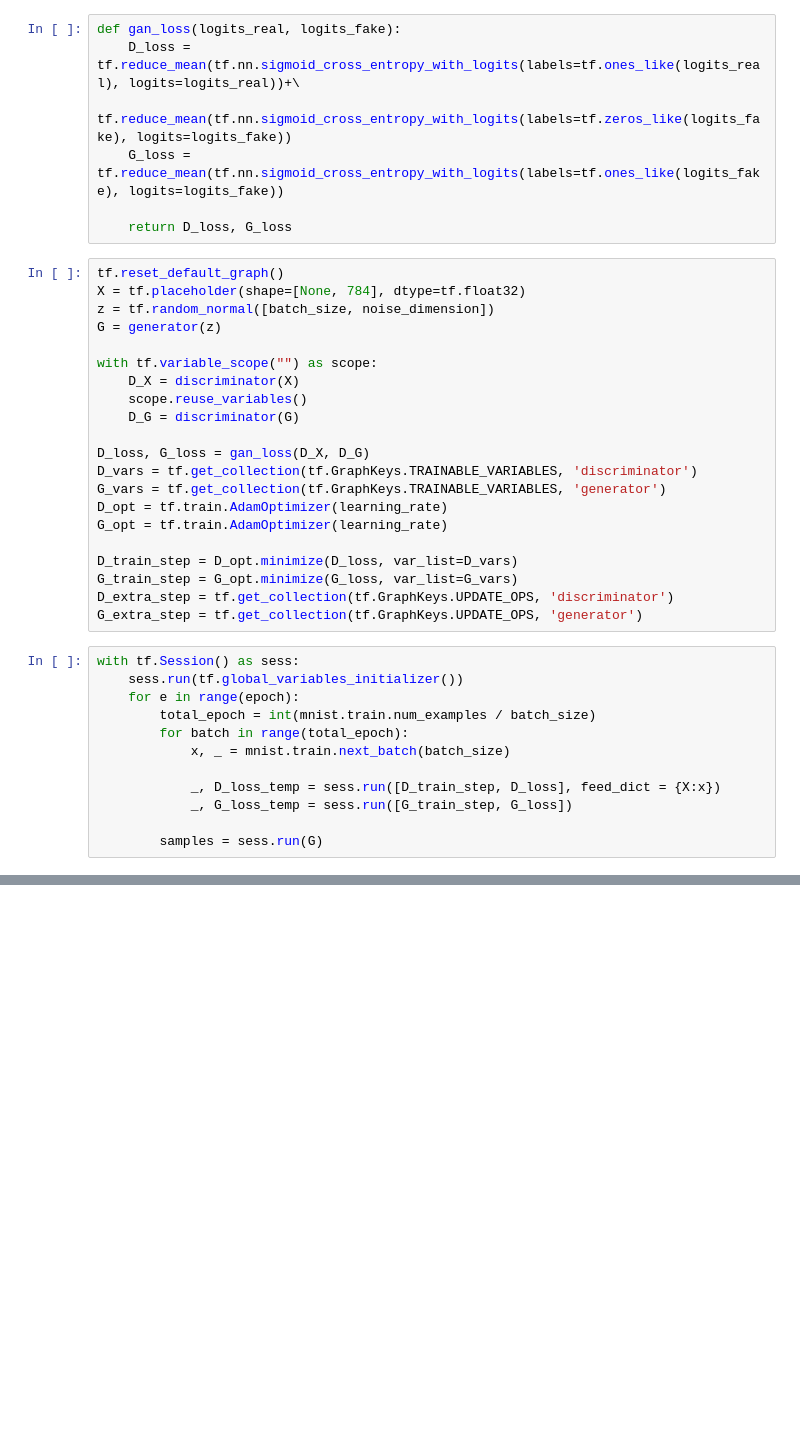
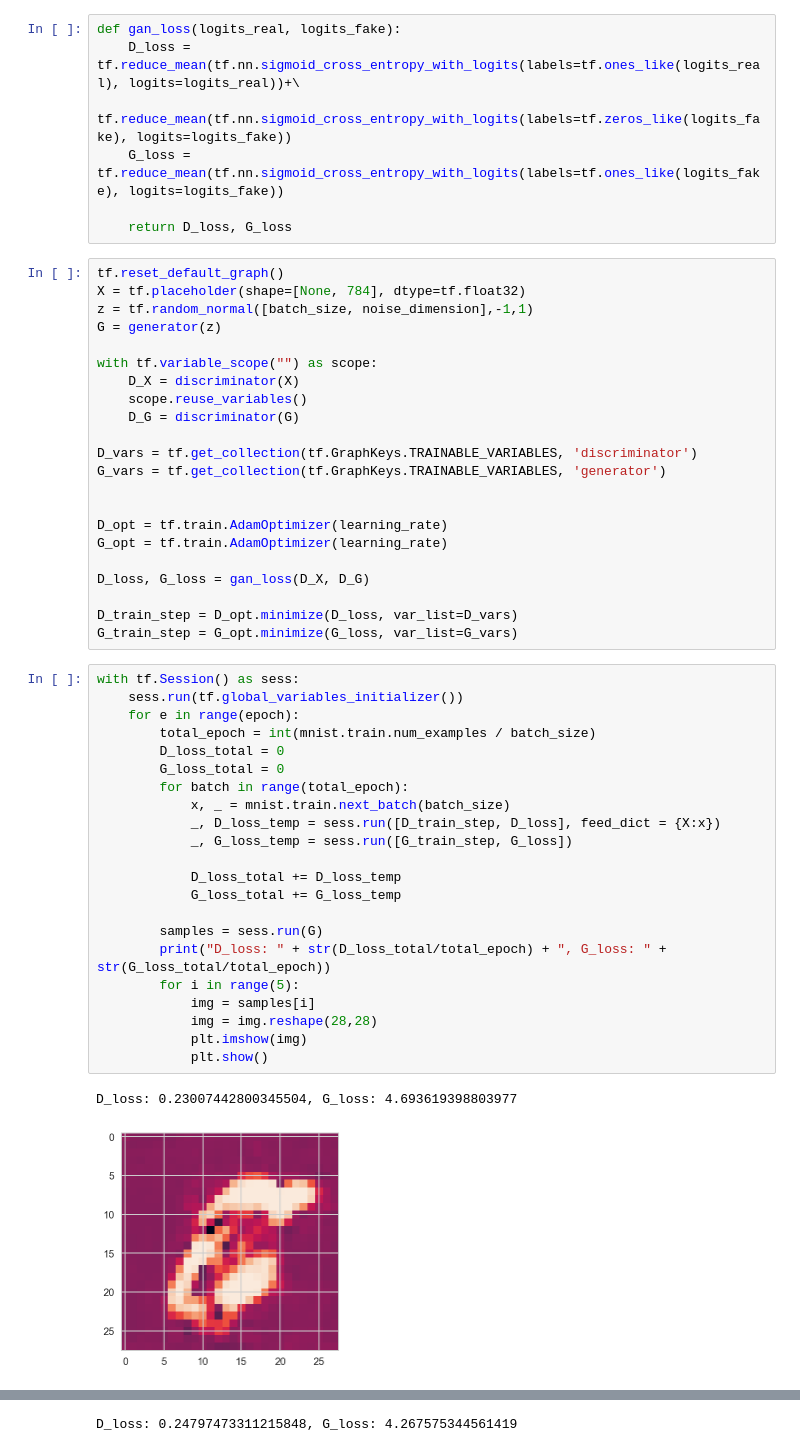
Before and after one commit to kilohotel8/dcgan_tf, a Jupyter notebook: DCGAN_tf.ipynb, the cells around one changed output, grey strips where cells are left out. Saved outputs shown, nothing was run; the diff lists cells and outputs as text; blank space fills up the shorter version.

```diff
--- a/DCGAN_tf.ipynb
+++ b/DCGAN_tf.ipynb
@@ -56,7 +71,7 @@ def gan_loss(logits_real, logits_fake):
 # %%
 tf.reset_default_graph()
 X = tf.placeholder(shape=[None, 784], dtype=tf.float32)
-z = tf.random_normal([batch_size, noise_dimension])
+z = tf.random_normal([batch_size, noise_dimension],-1,1)
 G = generator(z)
 
 with tf.variable_scope("") as scope:
@@ -64,25 +79,39 @@ with tf.variable_scope("") as scope:
     scope.reuse_variables()
     D_G = discriminator(G)
 
-D_loss, G_loss = gan_loss(D_X, D_G)
 D_vars = tf.get_collection(tf.GraphKeys.TRAINABLE_VARIABLES, 'discriminator')
 G_vars = tf.get_collection(tf.GraphKeys.TRAINABLE_VARIABLES, 'generator')
+
+
 D_opt = tf.train.AdamOptimizer(learning_rate)
 G_opt = tf.train.AdamOptimizer(learning_rate)
 
+D_loss, G_loss = gan_loss(D_X, D_G)
+
 D_train_step = D_opt.minimize(D_loss, var_list=D_vars)
 G_train_step = G_opt.minimize(G_loss, var_list=G_vars)
-D_extra_step = tf.get_collection(tf.GraphKeys.UPDATE_OPS, 'discriminator')
-G_extra_step = tf.get_collection(tf.GraphKeys.UPDATE_OPS, 'generator')
 # %%
 with tf.Session() as sess:
     sess.run(tf.global_variables_initializer())
     for e in range(epoch):
         total_epoch = int(mnist.train.num_examples / batch_size)
+        D_loss_total = 0
+        G_loss_total = 0
         for batch in range(total_epoch):
             x, _ = mnist.train.next_batch(batch_size)
-
             _, D_loss_temp = sess.run([D_train_step, D_loss], feed_dict = {X:x})
             _, G_loss_temp = sess.run([G_train_step, G_loss])
 
+            D_loss_total += D_loss_temp
+            G_loss_total += G_loss_temp
+
         samples = sess.run(G)
+        print("D_loss: " + str(D_loss_total/total_epoch) + ", G_loss: " + str(G_loss_total/total_epoch))
+        for i in range(5):
+            img = samples[i]
+            img = img.reshape(28,28)
+            plt.imshow(img)
+            plt.show()
+# %% [output]
+D_loss: 0.23007442800345504, G_loss: 4.693619398803977
+[figure, added]
@@ -88,0 +122 @@ with tf.Session() as sess:
+D_loss: 0.24797473311215848, G_loss: 4.267575344561419
```
Also changed, not shown: parts of 4 cells of this notebook.
